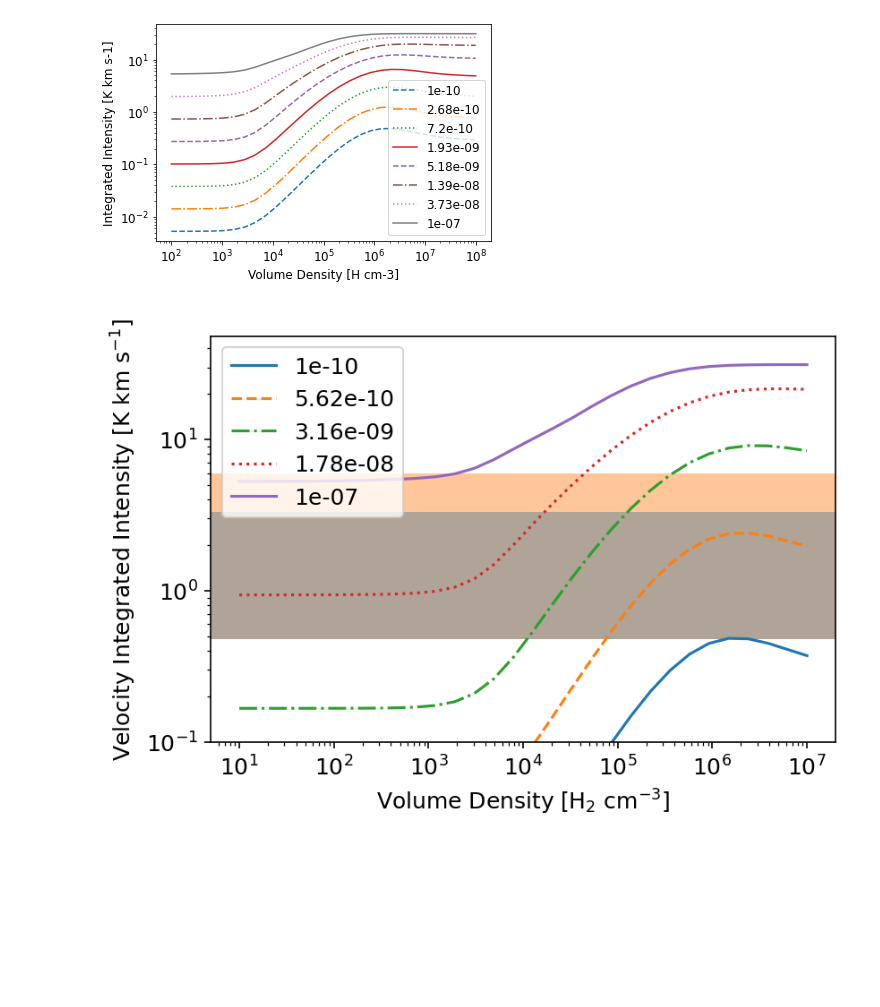
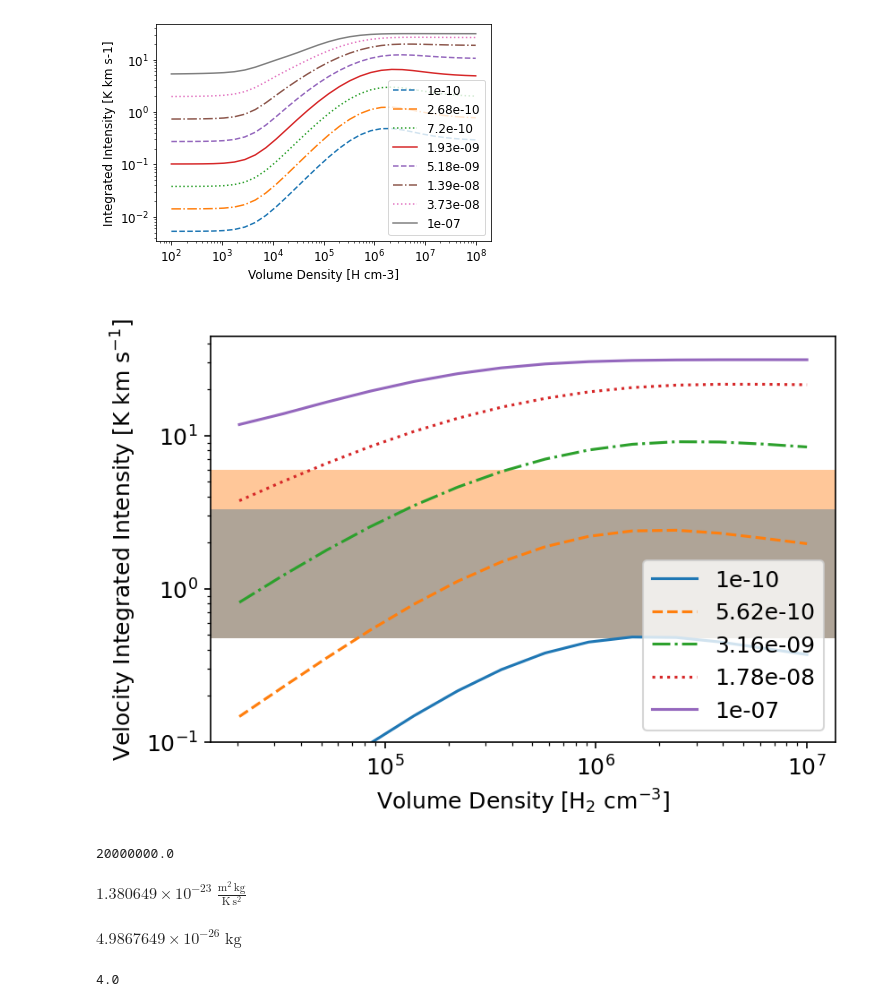
Before and after one commit to SpacialTree/clouds-g5-b1, a Jupyter notebook: DespoticSiO.ipynb, the cells around one changed output. Drawn from its saved outputs; the diff is of its cells as text; code cells hidden in the pictures; blank space fills up the shorter version.

```diff
--- a/DespoticSiO.ipynb
+++ b/DespoticSiO.ipynb
@@ -142,12 +143,12 @@ g5.comp.xHe = 0.1
 # sigma const, but looking through less? material
 
 vol_dense = 10**np.linspace(1, 7, num=30) # 100 to 10^8
-T_gas = np.linspace(20, 200, num=10) # 20 to 200 K
+#T_gas = np.linspace(20, 200, num=10) # 20 to 200 K
 #abundance = 10**np.linspace(-13, -6, num=10) # 10^-13 to 10^-6
 
 TB = np.zeros(vol_dense.size)
-tau = np.zeros(vol_dense.size)
-Tex = np.zeros(vol_dense.size)
+#tau = np.zeros(vol_dense.size)
+#Tex = np.zeros(vol_dense.size)
 #intense = np.zeros(vol_dense.size)
 #Hint = np.zeros(vol_dense.size)
 #Tupper = np.zeros(vol_dense.size)
@@ -166,6 +167,8 @@ plt.rcParams.update({'font.size': 12})
 
 #plt.rc('lines', linewidth=2)
 #plt.rc('axes', prop_cycle=default_cycler)
+m_SiO = 44.08*u.Da
+vs = np.sqrt(const.k_B * g5.Tg*u.K / m_SiO)
 
 for a in abundance:
     for n in range(vol_dense.size):
@@ -176,9 +179,15 @@ for a in abundance:
         #print(g5.colDen, g5.nH, g5.sigmaNT)
         l = lines[4]
 
-        TB[n] = l['intTB']
-        tau[n] = l['tau']
-        Tex[n] = l['Tex']
+        if g5.sigmaNT*u.cm/u.second < vs:
+            #print('don\'t plot?')
+            #vs =np.sqrt(k * T / m_h2co)
+            TB[n] = l['intTB']
+        else:
+            TB[n] = np.nan
+
+        #tau[n] = l['tau']
+        #Tex[n] = l['Tex']
         #intense[n] = l['intIntensity']
         #Hint[n] = l['lumPerH']
         #Tupper[n] = l['Tupper']
@@ -447,6 +456,7 @@ g5.comp.xHe = 0.1
 
 vol_dense = 10**np.linspace(1, 7, num=30) # 100 to 10^8
 T_gas = np.linspace(20, 200, num=10) # 20 to 200 K
+abundance = 10**np.linspace(-10, -7, num=5)
 #abundance = 10**np.linspace(-13, -6, num=10) # 10^-13 to 10^-6
 
 TB = np.zeros(vol_dense.size)
@@ -470,23 +480,30 @@ plt.rcParams.update({'font.size': 12})
 
 #plt.rc('lines', linewidth=2)
 #plt.rc('axes', prop_cycle=default_cycler)
+m_h2co = 30.031*u.Da
+vs = np.sqrt(const.k_B * g5.Tg*u.K / m_h2co)
 
 for a in abundance:
     for n in range(vol_dense.size):
         g5.nH = vol_dense[n]
         g5.sigmaNT = 2e-14 * g5.colDen / g5.nH
-        #if g5.sigmaNT < sound_speed:
-         #   print('don\'t plot?')
-            #vs =np.sqrt(k * T / m_h2co)
+
         #print(g5.sigmaNT)
         g5.addEmitter("ph2co-h2", a)
         lines = g5.lineLum("ph2co-h2")
         #print(g5.colDen, g5.nH, g5.sigmaNT)
         l = lines[2]
 
-        TB[n] = l['intTB']
-        tau[n] = l['tau']
-        Tex[n] = l['Tex']
+        if g5.sigmaNT*u.cm/u.second < vs:
+            #print('don\'t plot?')
+            #vs =np.sqrt(k * T / m_h2co)
+            TB[n] = l['intTB']
+        else:
+            TB[n] = np.nan
+
+
+        #tau[n] = l['tau']
+        #Tex[n] = l['Tex']
         #intense[n] = l['intIntensity']
         #Hint[n] = l['lumPerH']
         #Tupper[n] = l['Tupper']
@@ -549,31 +566,35 @@ for a in abundance:
     plt.plot(vol_dense, Hint,label=lab)
     plt.xscale('log')
     plt.xlabel('Volume Density [H cm-3]')
     plt.ylabel('Emission per H [erg s-1]')
     '''
     ### Tupper
     '''
     plt.plot(vol_dense, Tupper,label=lab)
     plt.xscale('log')
     plt.xlabel('Volume Density [H cm-3]')
     plt.ylabel('Tupper [K]')
     '''
 
     ### Tau Dust
     '''
     plt.plot(vol_dense, tauDust, label=lab)
     plt.xscale('log')
     plt.xlabel('Volume Density [H cm-3]')
     plt.ylabel('Dust Opacity')
     '''
 
     #plt.title(title)
     #plt.show()
 plt.legend()
 #plt.ylim(top=20)
 plt.yscale('log')
 plt.ylim(bottom=0.1)
 
 plt.savefig('/orange/adamginsburg/cmz/g5/code/plots/despotich2co.pdf', bbox_inches='tight')
 # %% [output]
-[figure, old version]
+[figure, new version]
+# %%
+g5.sigmaNT
+# %% [output]
+20000000.0
@@ -579,0 +603,12 @@ plt.savefig('/orange/adamginsburg/cmz/g5/code/plots/despotich2co.pdf', bbox_inch
+# %%
+const.k_B.to(u.m**2 * u.kg * u.second**(-2) * u.K**(-1))
+# %% [output]
+$1.380649 \times 10^{-23} \; \mathrm{\frac{m^{2}\,kg}{K\,s^{2}}}$
+# %%
+m_h2co.to(u.kg)
+# %% [output]
+$4.9867649 \times 10^{-26} \; \mathrm{kg}$
+# %%
+0.4/0.1
+# %% [output]
+4.0
```
Also changed, not shown: parts of 4 cells of this notebook, 3 other files.
